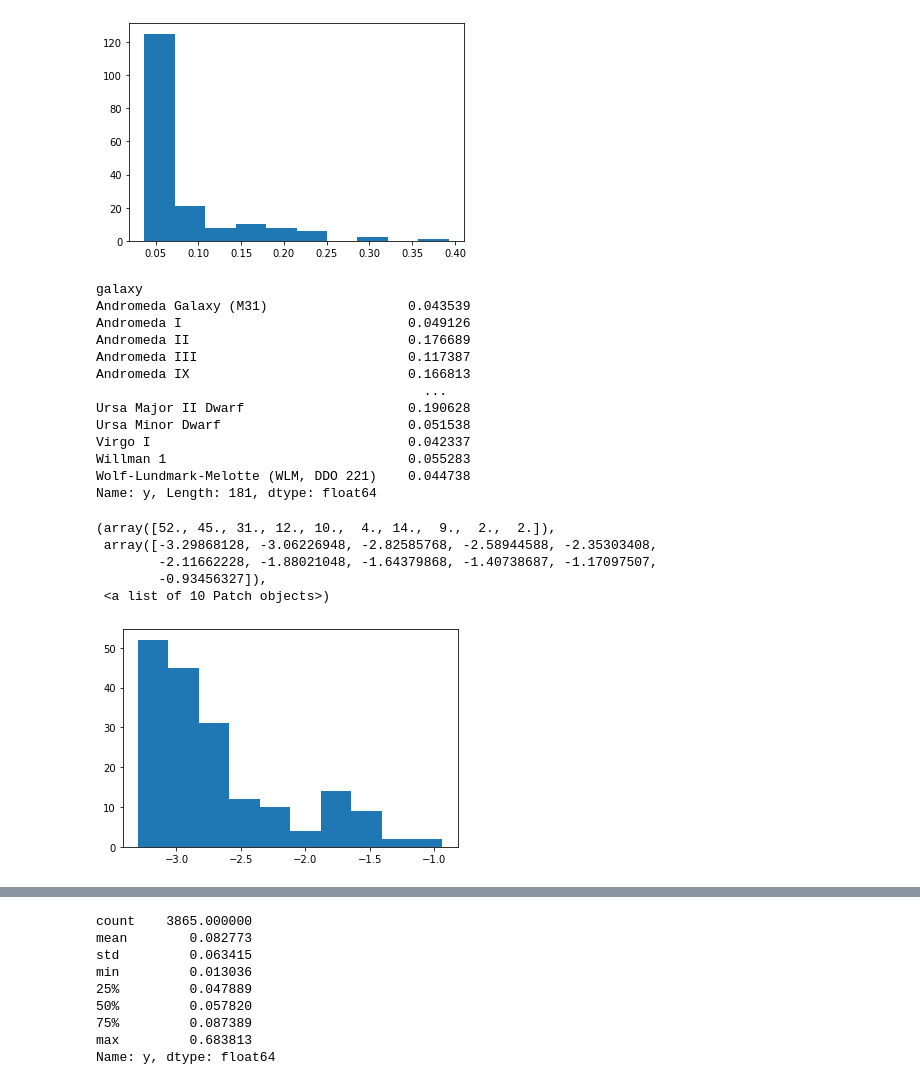
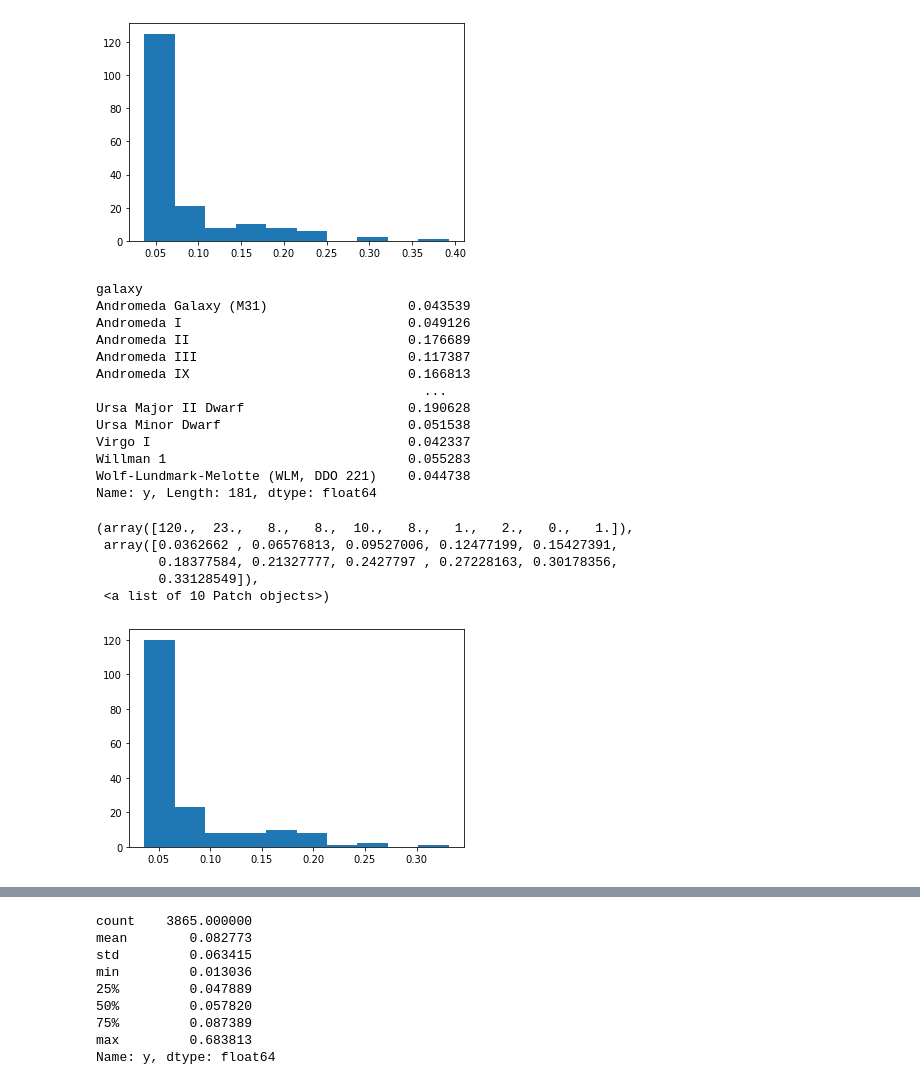
Before and after one commit to D1nay/prohack2020, a Jupyter notebook: Tinkering.ipynb, the cells around one changed output, grey strips where cells are left out. Cells and saved outputs as stored; diff of their text form; code cells hidden in the pictures.

```diff
--- a/Tinkering.ipynb
+++ b/Tinkering.ipynb
@@ -147,24 +148,24 @@ Name: y, Length: 181, dtype: float64
 # %%
 y_dist = data.groupby(['galaxy'])['y'].mean()
 print(y_dist)
-plt.hist(np.log(y_dist))
+plt.hist(np.log1p(y_dist))
 # %% [output]
 galaxy
 Andromeda Galaxy (M31)                  0.043539
 Andromeda I                             0.049126
 Andromeda II                            0.176689
 Andromeda III                           0.117387
 Andromeda IX                            0.166813
                                           ...
 Ursa Major II Dwarf                     0.190628
 Ursa Minor Dwarf                        0.051538
 Virgo I                                 0.042337
 Willman 1                               0.055283
 Wolf-Lundmark-Melotte (WLM, DDO 221)    0.044738
 Name: y, Length: 181, dtype: float64
-(array([52., 45., 31., 12., 10.,  4., 14.,  9.,  2.,  2.]),
- array([-3.29868128, -3.06226948, -2.82585768, -2.58944588, -2.35303408,
-        -2.11662228, -1.88021048, -1.64379868, -1.40738687, -1.17097507,
-        -0.93456327]),
+(array([120.,  23.,   8.,   8.,  10.,   8.,   1.,   2.,   0.,   1.]),
+ array([0.0362662 , 0.06576813, 0.09527006, 0.12477199, 0.15427391,
+        0.18377584, 0.21327777, 0.2427797 , 0.27228163, 0.30178356,
+        0.33128549]),
  <a list of 10 Patch objects>)
-[figure, old version]
+[figure, new version]
```
Also changed, not shown: parts of 14 cells of this notebook, 1 other file.
